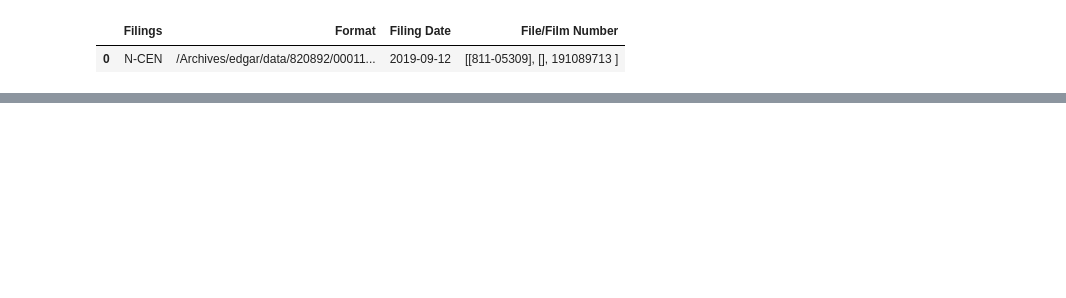
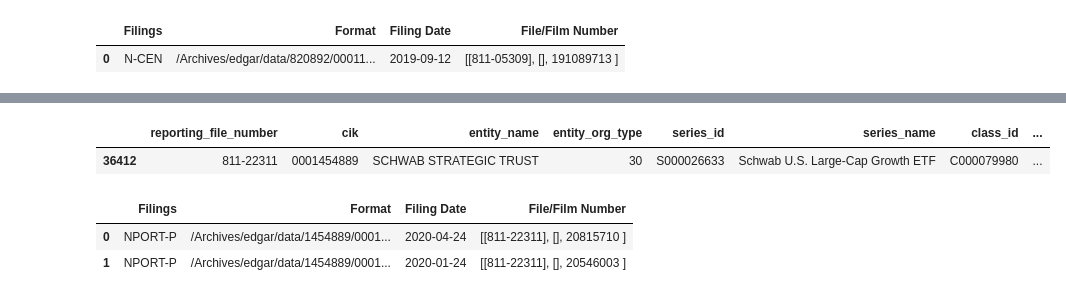
Before and after one commit to Polkaguy/SEC-NPORT-scrape, a Jupyter notebook: 03 - EDGAR getall.ipynb, the cells around one changed output, grey strips where cells are left out. Saved outputs shown, nothing was run; the diff lists cells and outputs as text; code cells hidden in the pictures; blank space fills up the shorter version.

Commit message:
Starter code for getting most recent file.

```diff
--- a/03 - EDGAR getall.ipynb
+++ b/03 - EDGAR getall.ipynb
@@ -196,0 +203,19 @@ The results match. The validation is sufficient.
+# %%
+s2 = comps[comps['class_ticker']=='SCHG']
+sid = s2['series_id'].values[0]
+s2
+# %% [output]
+|  | reporting_file_number | cik | entity_name | entity_org_type | series_id | series_name | class_id | ... |
+| 36412 | 811-22311 | 0001454889 | SCHWAB STRATEGIC TRUST | 30 | S000026633 | Schwab U.S. Large-Cap Growth ETF | C000079980 | ... |
+# %%
+def get_nport(CIK:str,n_records:int=100):
+    '''Get the most recent N-PORT by Seried ID or CIK. For any company with
+    multiple funds, be sure to use the Seried ID.'''
+    p = get_all_pages(CIK,n_records=n_records,type_='NPORT-P')
+    return p
+
+get_nport(sid)
+# %% [output]
+|  | Filings | Format | Filing Date | File/Film Number |
+| 0 | NPORT-P | /Archives/edgar/data/1454889/0001... | 2020-04-24 | [[811-22311], [], 20815710 ] |
+| 1 | NPORT-P | /Archives/edgar/data/1454889/0001... | 2020-01-24 | [[811-22311], [], 20546003 ] |
```
Also changed, not shown: parts of 4 cells of this notebook.
